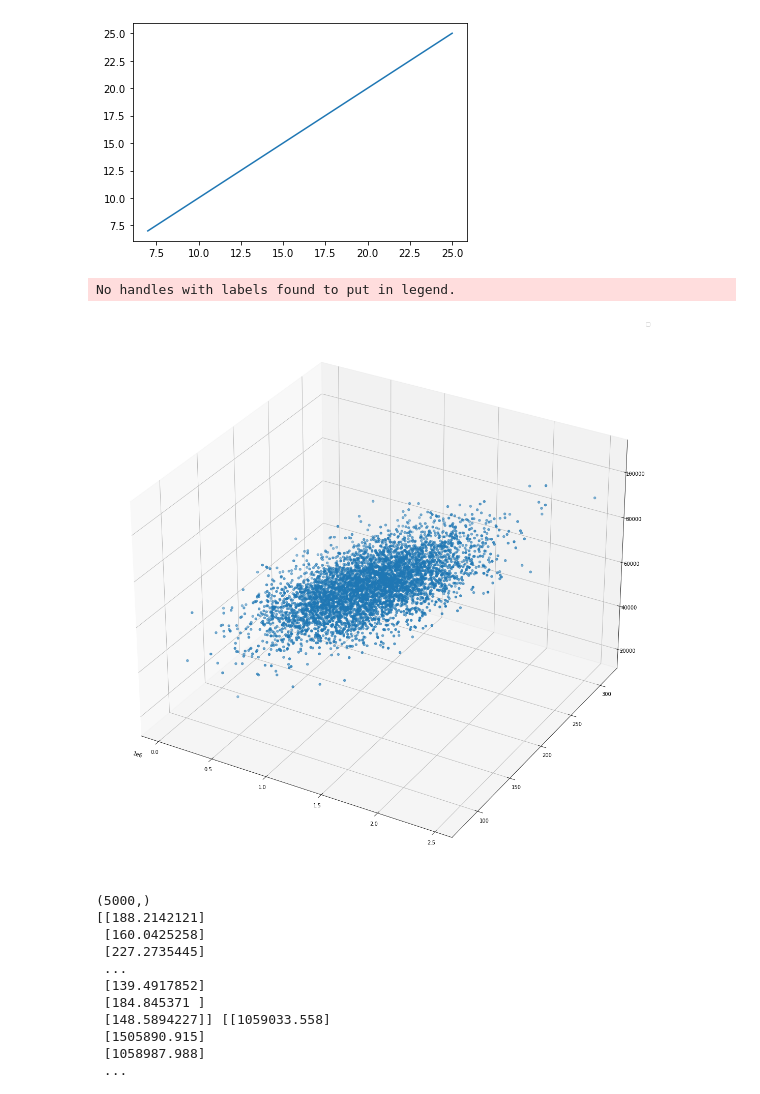
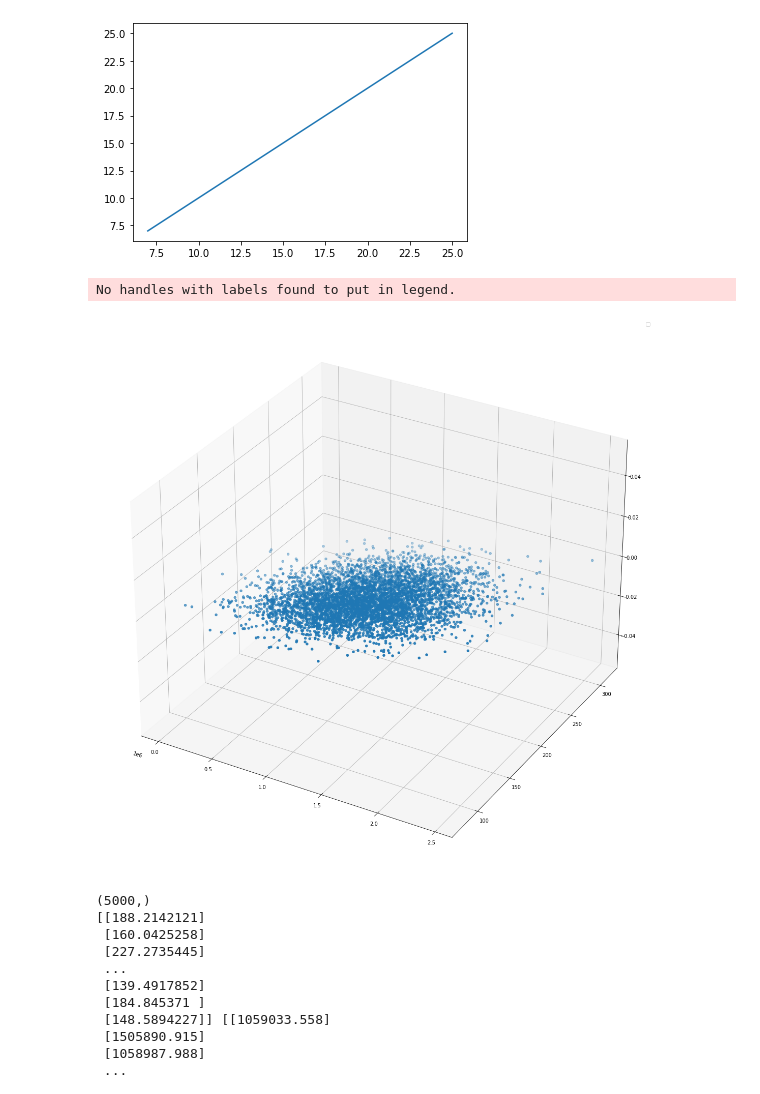
Before and after one commit to HideTheTime/py, a Jupyter notebook: 1228.ipynb, the cells around one changed output. Drawn from its saved outputs; the diff is of its cells as text; code cells hidden in the pictures.

```diff
--- a/1228.ipynb
+++ b/1228.ipynb
@@ -132,18 +132,18 @@ plt.show(  )
 # %%
 data_house = pd.read_csv('usa_housing_price.csv')
 # print(data_house)
 size = data_house.loc[:,'size']
 price = data_house.loc[:,'Price']
 area_income = data_house.loc[:,'Avg. Area Income']
 # print(area_income)
 ax = plt.figure(figsize=(20,20)).gca(projection='3d')
 ax.legend()
-ax.scatter(price,size,area_income)
+ax.scatter(price,size)
 # plt.scatter()
 plt.show()
 # %% [output]
 No handles with labels found to put in legend.
-[figure, old version]
+[figure, new version]
 # %%
 from sklearn.linear_model import LinearRegression
 LR1 = LinearRegression()
```
Also changed, not shown: parts of 1 cell of this notebook, 4 other files.
